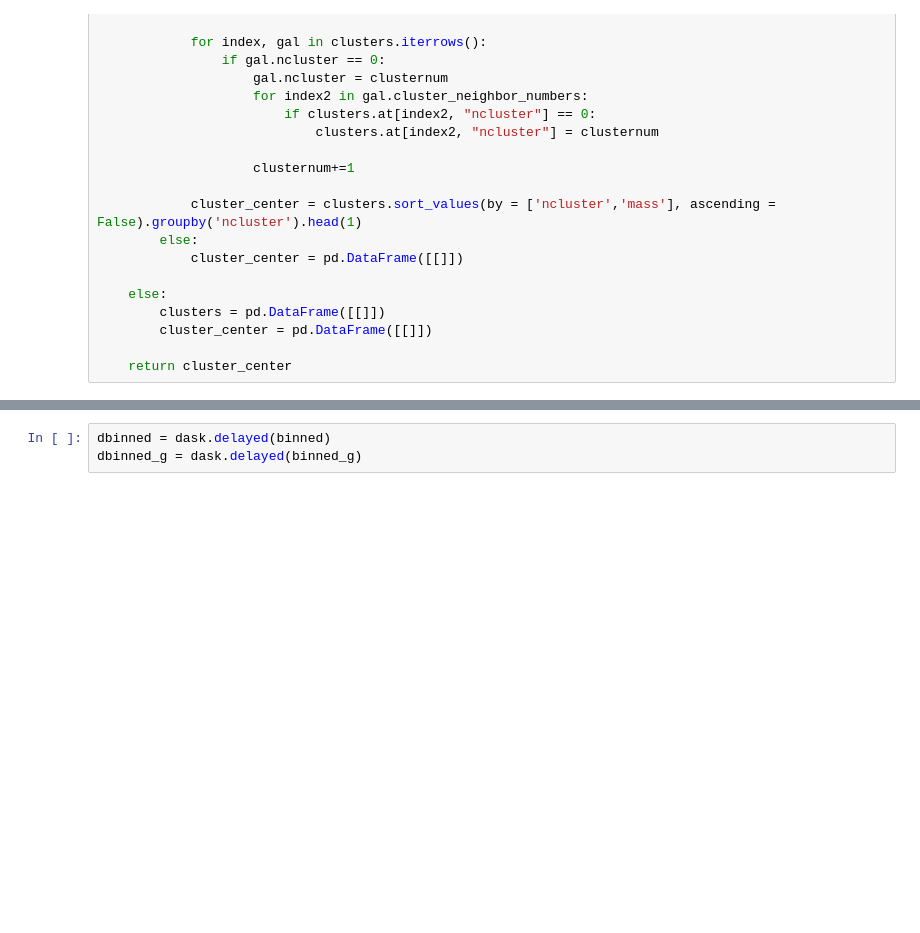
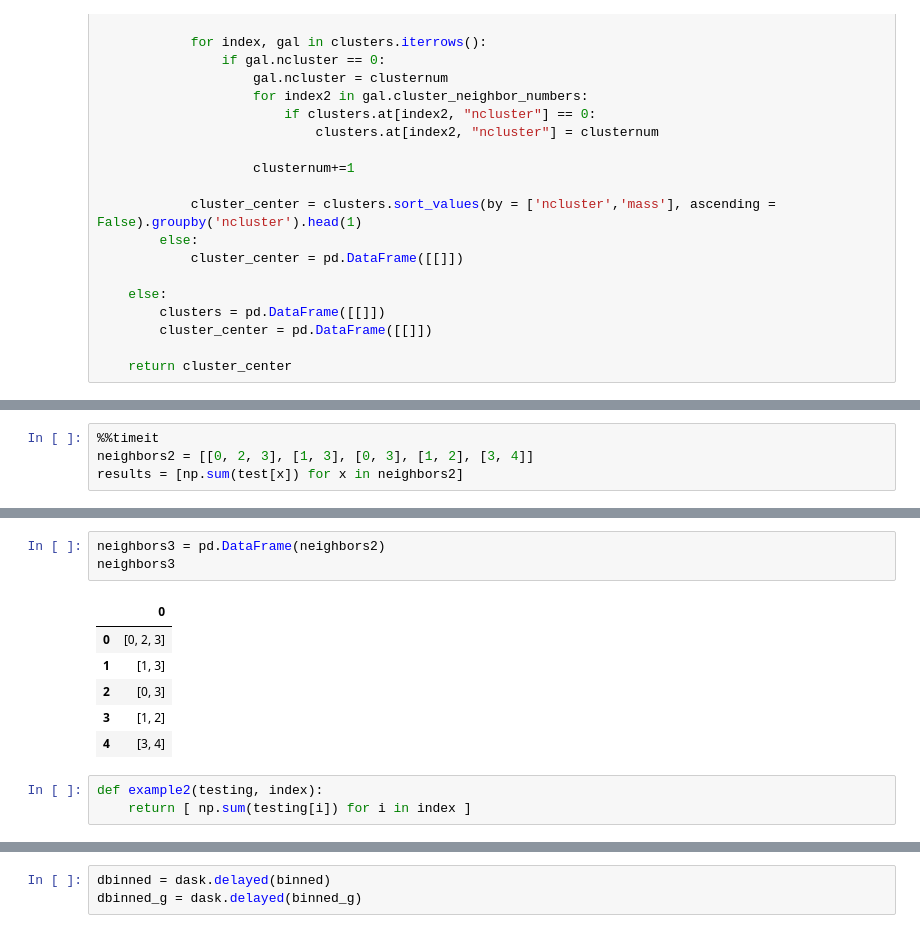
Before and after one commit to mjyb16/DESI_clusters_dumping_ground, a Jupyter notebook: DESI_faster.ipynb, the cells around one changed output, grey strips where cells are left out. Cells and saved outputs as stored; diff of their text form; blank space fills up the shorter version.

```diff
--- a/DESI_faster.ipynb
+++ b/DESI_faster.ipynb
@@ -164,0 +246,4 @@ def mclusters(binned, binned_g, C = 2.5, r = 2):
+# %%
+%%timeit
+neighbors2 = [[0, 2, 3], [1, 3], [0, 3], [1, 2], [3, 4]]
+results = [np.sum(test[x]) for x in neighbors2]
@@ -164,0 +252,13 @@ def mclusters(binned, binned_g, C = 2.5, r = 2):
+# %%
+neighbors3 = pd.DataFrame(neighbors2)
+neighbors3
+# %% [output]
+|  | 0 |
+| 0 | [0, 2, 3] |
+| 1 | [1, 3] |
+| 2 | [0, 3] |
+| 3 | [1, 2] |
+| 4 | [3, 4] |
+# %%
+def example2(testing, index):
+    return [ np.sum(testing[i]) for i in index ]
```
Also changed, not shown: parts of 22 cells of this notebook, 33 other files.
